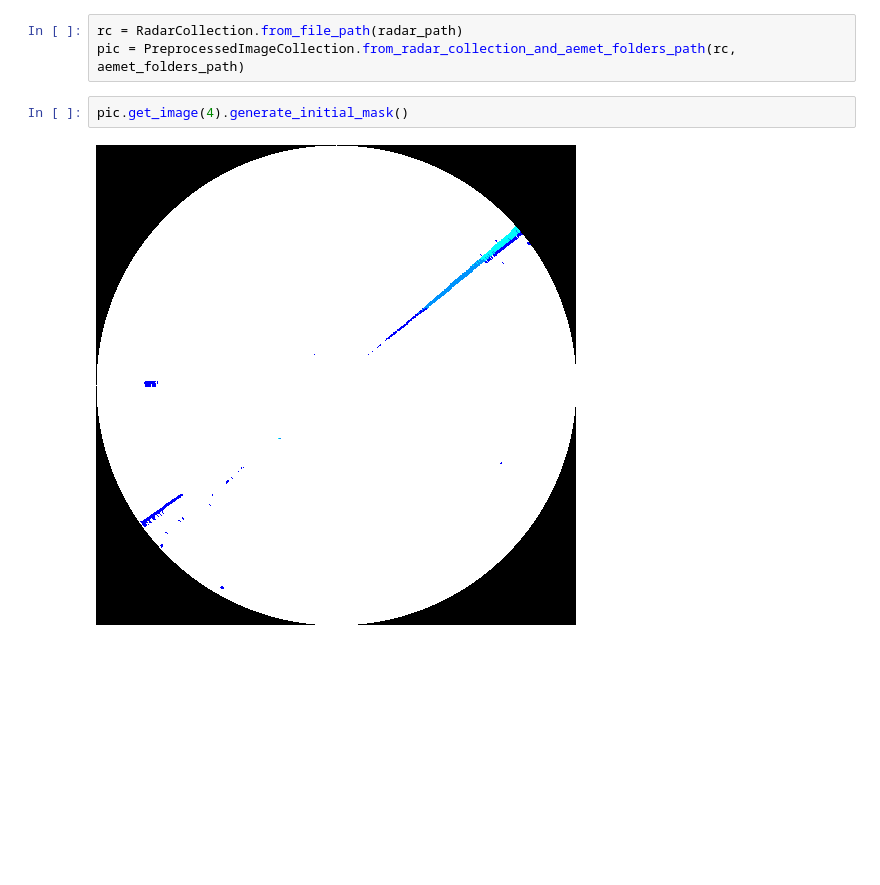
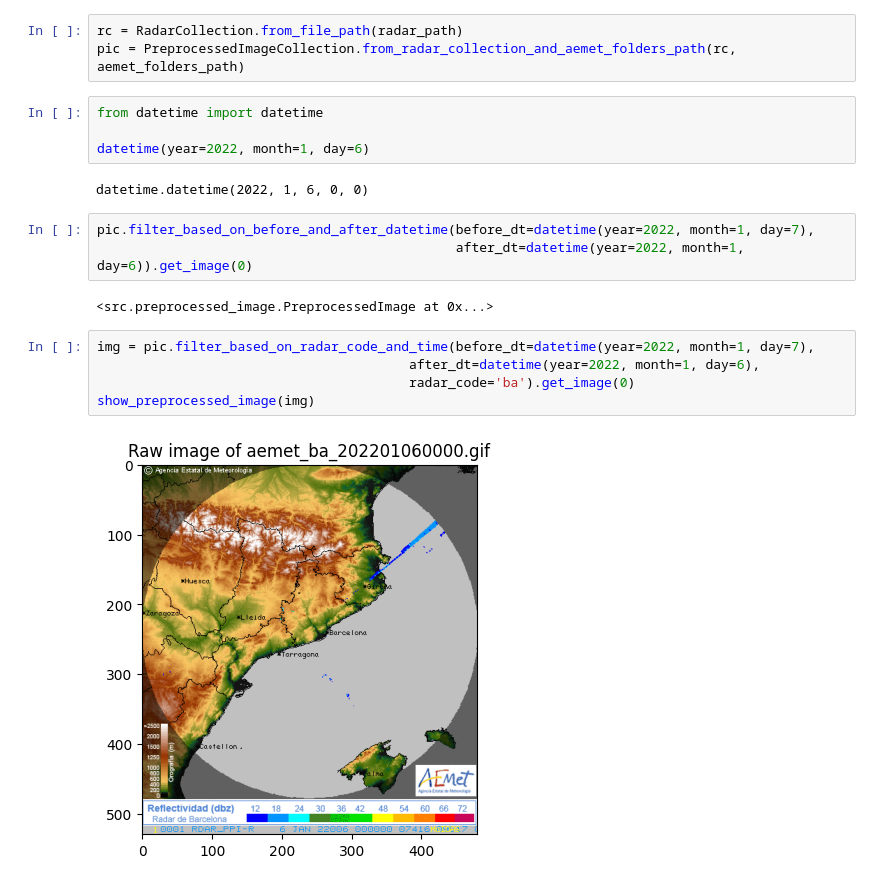
Before and after one commit to eruditus-vir/wirelessdna_winter_hackathon_weather_interference_cleaning, a Jupyter notebook: notebooks/example_usage.ipynb, the cells around one changed output. Saved outputs shown, nothing was run; the diff lists cells and outputs as text; blank space fills up the shorter version.

Commit message:
update preprocessed image

```diff
--- a/notebooks/example_usage.ipynb
+++ b/notebooks/example_usage.ipynb
@@ -23,7 +24,21 @@ aemet_color_scheme_path = os.path.join(data_path, 'aemet_color_scheme.png')
 # %%
 rc = RadarCollection.from_file_path(radar_path)
 pic = PreprocessedImageCollection.from_radar_collection_and_aemet_folders_path(rc, aemet_folders_path)
-# %%
-pic.get_image(4).generate_initial_mask()
-# %% [output]
-[figure, removed]
+# %%
+from datetime import datetime
+
+datetime(year=2022, month=1, day=6)
+# %% [output]
+datetime.datetime(2022, 1, 6, 0, 0)
+# %%
+pic.filter_based_on_before_and_after_datetime(before_dt=datetime(year=2022, month=1, day=7),
+                                              after_dt=datetime(year=2022, month=1, day=6)).get_image(0)
+# %% [output]
+<src.preprocessed_image.PreprocessedImage at 0x...>
+# %%
+img = pic.filter_based_on_radar_code_and_time(before_dt=datetime(year=2022, month=1, day=7),
+                                        after_dt=datetime(year=2022, month=1, day=6),
+                                        radar_code='ba').get_image(0)
+show_preprocessed_image(img)
+# %% [output]
+[figure, added]
```
Also changed, not shown: parts of 3 cells of this notebook, 2 other files.
